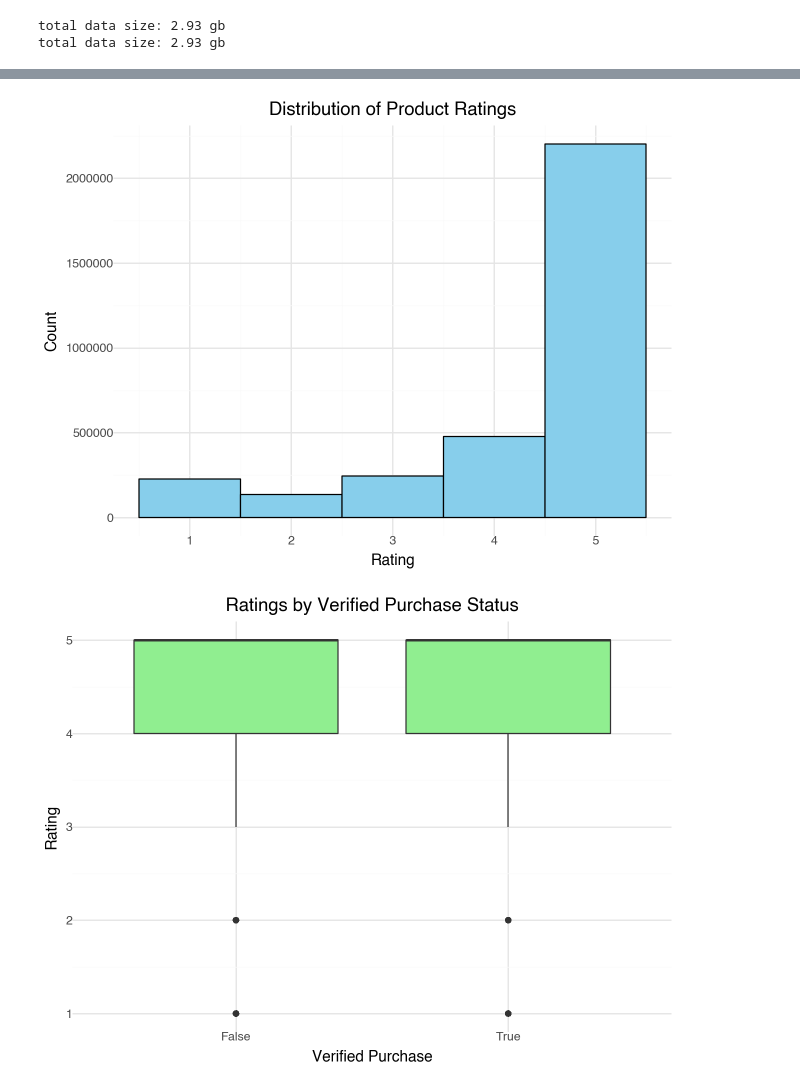
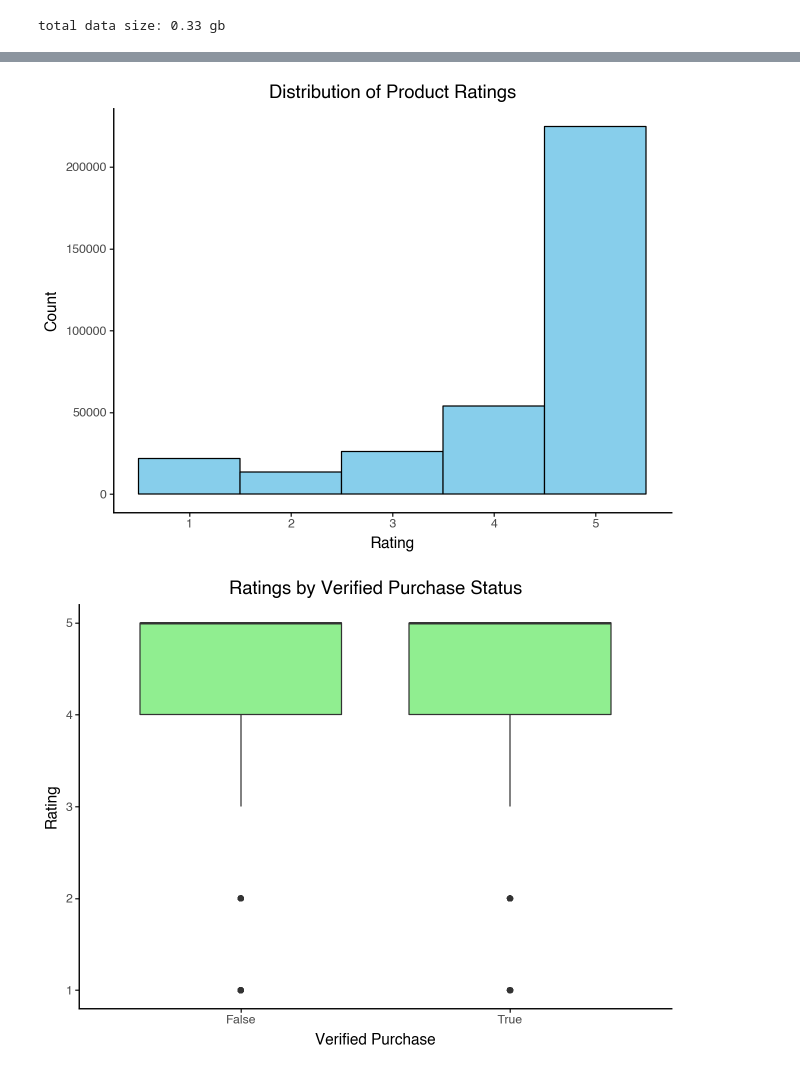
Before and after one commit to sueszli/amazeballs, a Jupyter notebook: src/analysis.ipynb, the cells around one changed output, grey strips where cells are left out. Saved outputs shown, nothing was run; the diff lists cells and outputs as text; code cells hidden in the pictures.

```diff
--- a/src/analysis.ipynb
+++ b/src/analysis.ipynb
@@ -1,8 +1,7 @@
 # %%
 from script import get_all_data
 
-# data = get_all_data(sample_size=100_000) # 2.92 GB
-data = get_all_data(sample_size=10_000)
+# df = get_all_data(sample_size=100_000) # 2.92 GB
+df = get_all_data(sample_size=10_000)
 # %% [output]
-total data size: 2.93 gb
-total data size: 2.93 gb
+total data size: 0.33 gb
@@ -33,25 +30,25 @@ helpful_vote           int64
 # %%
 from plotnine import *
 import pandas as pd
 
 # rating distribution
-(ggplot(data, aes(x='rating'))
+(ggplot(df, aes(x='rating'))
  + geom_histogram(binwidth=1, fill='skyblue', color='black')
  + labs(title='Distribution of Product Ratings',
         x='Rating',
         y='Count')
- + theme_minimal())
+ + theme_classic())
 # %% [output]
-[figure, old version]
+[figure, new version]
 # %%
 # Verified purchase vs rating
-(ggplot(data, aes(x='verified_purchase', y='rating'))
+(ggplot(df, aes(x='verified_purchase', y='rating'))
  + geom_boxplot(fill='lightgreen')
  + labs(title='Ratings by Verified Purchase Status',
         x='Verified Purchase',
         y='Rating')
- + theme_minimal())
+ + theme_classic())
 # %% [output]
-[figure, old version]
+[figure, new version]
 # %%
 # Relationship between rating and helpful votes
```
Also changed, not shown: parts of 8 cells of this notebook, 1 other file.
